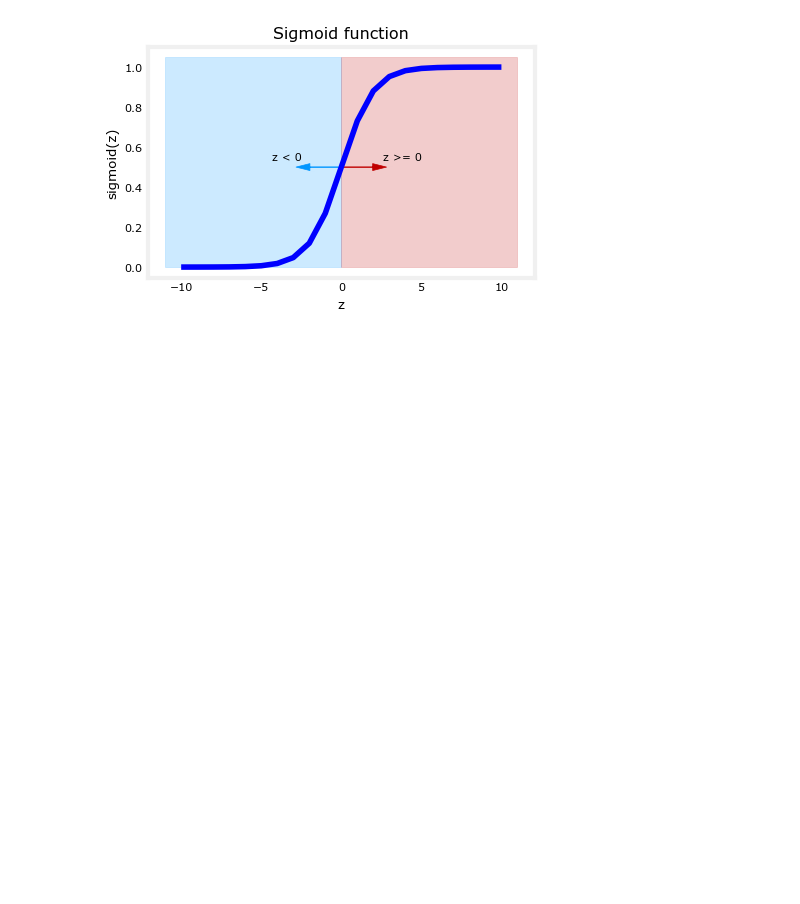
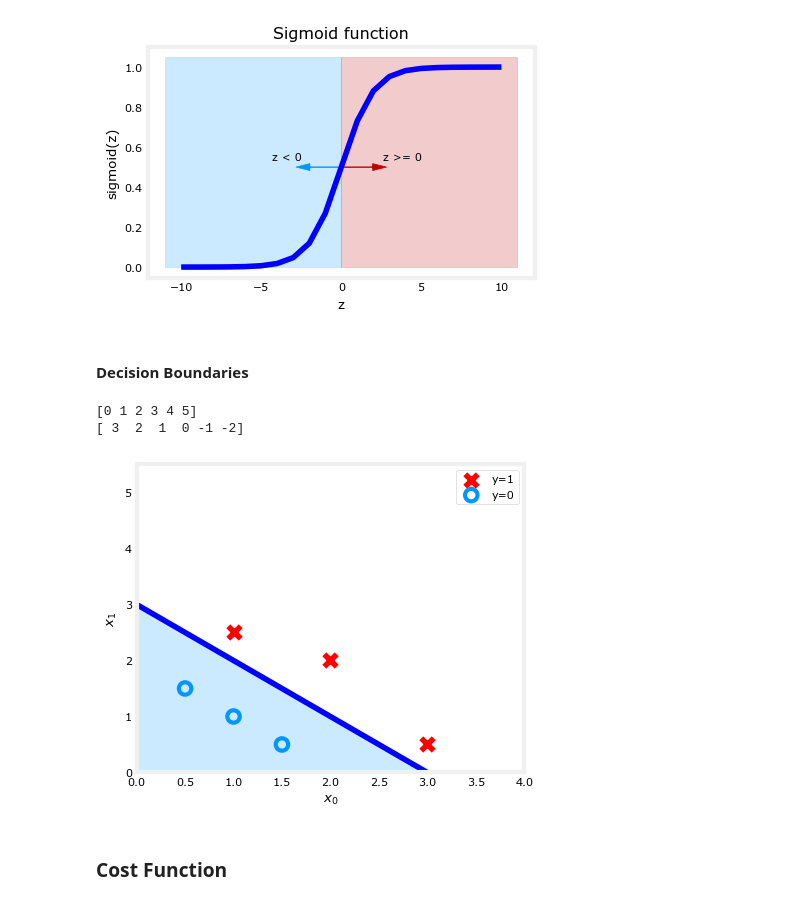
Before and after one commit to Sheikhharis50/ai, a Jupyter notebook: machine_learning/course1/week3/practice/notebook.ipynb, the cells around one changed output. Saved outputs shown, nothing was run; the diff lists cells and outputs as text; code cells hidden in the pictures; blank space fills up the shorter version.

```diff
--- a/machine_learning/course1/week3/practice/notebook.ipynb
+++ b/machine_learning/course1/week3/practice/notebook.ipynb
@@ -72,3 +74,34 @@ ax.set_xlabel("z")
 draw_vthresh(ax, 0)
 # %% [output]
 [figure]
+# %% [markdown]
+#### Decision Boundaries
+# %%
+X = np.array([[0.5, 1.5], [1, 1], [1.5, 0.5], [3, 0.5], [2, 2], [1, 2.5]])
+y = np.array([0, 0, 0, 1, 1, 1]).reshape(-1, 1)
+# %%
+# Choose values between 0 and 6
+x0 = np.arange(0, 6)
+print(x0)
+x1 = 3 - x0
+print(x1)
+
+fig, ax = plt.subplots(1, 1, figsize=(5, 4))
+# Plot the decision boundary
+ax.plot(x0, x1, c="b")
+ax.axis([0, 4, 0, 5.5])
+
+# Fill the region below the line
+ax.fill_between(x0, x1, alpha=0.2)
+
+# Plot the original data
+plot_data(X, y, ax)
+ax.set_ylabel(r"$x_1$")
+ax.set_xlabel(r"$x_0$")
+plt.show()
+# %% [output]
+[0 1 2 3 4 5]
+[ 3  2  1  0 -1 -2]
+[figure, added]
+# %% [markdown]
+### Cost Function
```
Also changed, not shown: parts of 5 cells of this notebook, 1 other file.
